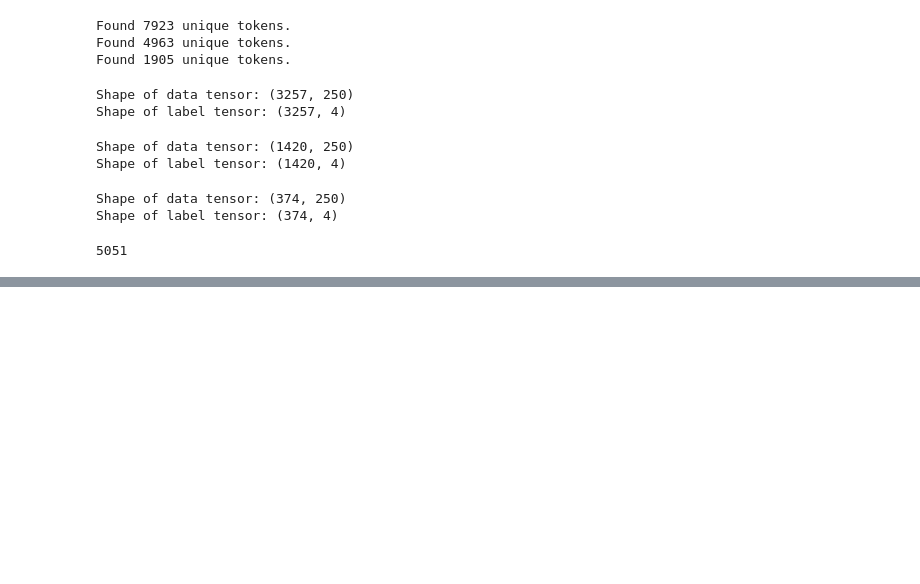
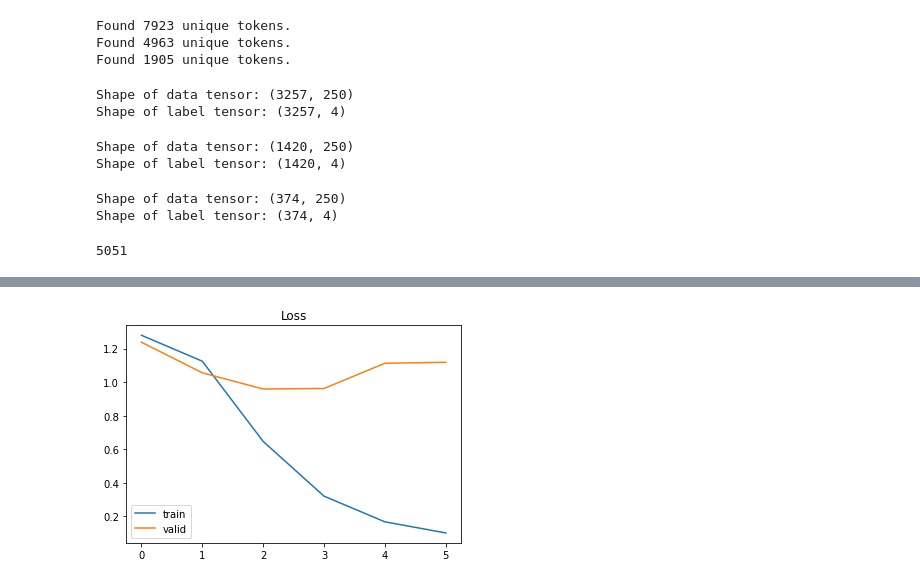
Before and after one commit to gundruke/FAA-project-2, a Jupyter notebook: LSTM.ipynb, the cells around one changed output, grey strips where cells are left out. Saved outputs shown, nothing was run; the diff lists cells and outputs as text; code cells hidden in the pictures; blank space fills up the shorter version.

```diff
--- a/LSTM.ipynb
+++ b/LSTM.ipynb
@@ -196,0 +198,2 @@ plt.show()
+# %%
+model_2 = make_model(50, 0.2, 0.2)
@@ -196,0 +220,9 @@ plt.show()
+# %%
+epochs = 10
+batch_size = 64
+
+history = model_2.fit(X_train, Y_train,
+                    epochs=epochs, batch_size=batch_size,
+                    validation_data=(X_valid, Y_valid),
+                    callbacks=[EarlyStopping(monitor="val_loss", patience=3, min_delta=0.0001)]
+                   )
@@ -196,0 +250,8 @@ plt.show()
+# %%
+plt.title('Loss')
+plt.plot(history.history['loss'], label='train')
+plt.plot(history.history['val_loss'], label='valid')
+plt.legend()
+plt.show();
+# %% [output]
+[figure, added]
```
Also changed, not shown: parts of 34 cells of this notebook, 3 other files.
